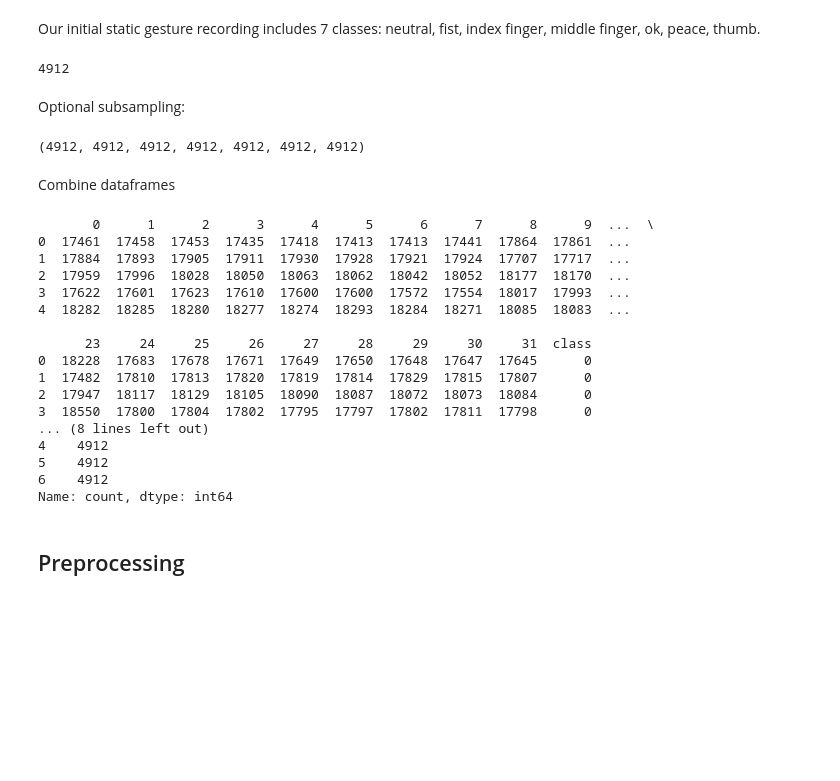
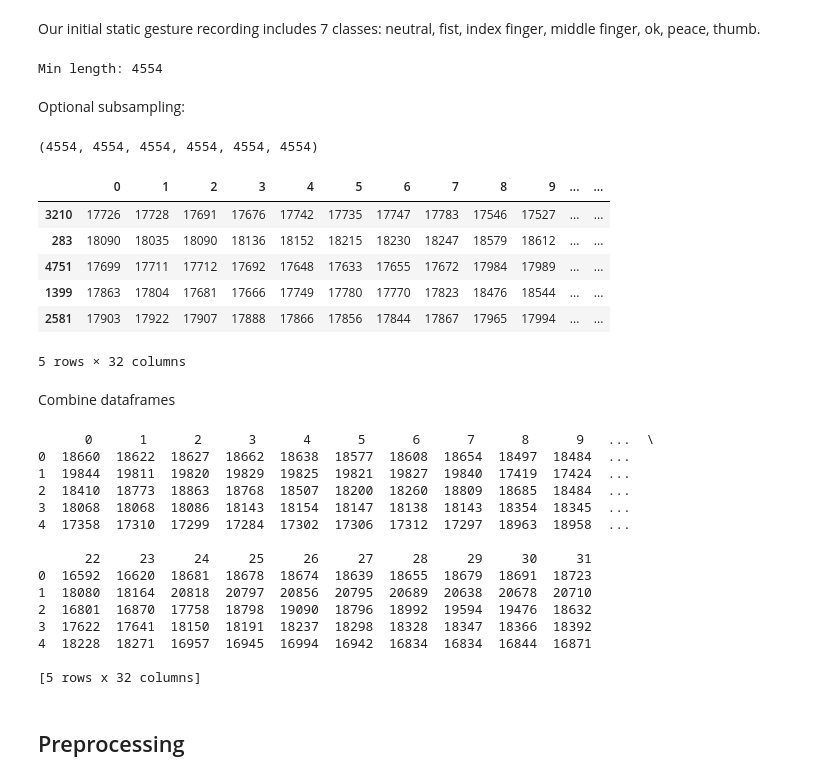
Before and after one commit to Incomprehensible/Real-Time-Gesture-Control-System-for-Precision-Control, a Jupyter notebook: training/scripts/hand-gesture-recognition_pipeline_tuning.ipynb, the cells around one changed output. Drawn from its saved outputs; the diff is of its cells as text; code cells hidden in the pictures; blank space fills up the shorter version.

```diff
--- a/training/scripts/hand-gesture-recognition_pipeline_tuning.ipynb
+++ b/training/scripts/hand-gesture-recognition_pipeline_tuning.ipynb
@@ -124,10 +104,17 @@ def get_min_df_len(dfs):
     min_len = min([len(df_) for df in dfs for df_ in df])
     return min_len
 
-min_len = get_min_df_len([neutral_df, fist_df, index_df, middle_df, ok_df, peace_df, thumb_df])
-print(min_len)
+min_len = get_min_df_len([fist_df, index_df, middle_df, ok_df, peace_df, thumb_df])
+print('Min length:', min_len)
+# min_len = get_min_df_len([fist_df, index_df, middle_df, ok_df, peace_df, thumb_df, [baseline_df]])
+baseline_array = baseline_df.values
+if min_len > len(baseline_array):
+    baseline_array = np.concatenate([baseline_array for _ in range(min_len // len(baseline_array))])
+    baseline_array = np.concatenate([baseline_array, baseline_array[:min_len % len(baseline_array)]])
+else:
+    baseline_array = baseline_array[:min_len]
 # %% [output]
-4912
+Min length: 4554
 # %% [markdown]
 Optional subsampling:
 # %%
@@ -141,8 +128,16 @@ ok_df = pd.concat([df.sample(num_samples) for df in ok_df])
 peace_df = pd.concat([df.sample(num_samples) for df in peace_df])
 thumb_df = pd.concat([df.sample(num_samples) for df in thumb_df])
 # %%
-len(neutral_df), len(fist_df), len(index_df), len(middle_df), len(ok_df), len(peace_df), len(thumb_df)
+len(fist_df), len(index_df), len(middle_df), len(ok_df), len(peace_df), len(thumb_df)
 # %% [output]
-(4912, 4912, 4912, 4912, 4912, 4912, 4912)
+(4554, 4554, 4554, 4554, 4554, 4554)
 # %%
-neutral_df.head()
+ok_df.head()
+# %% [output]
+|  | 0 | 1 | 2 | 3 | 4 | 5 | 6 | 7 | 8 | 9 | ... | ... |
+| 3210 | 17726 | 17728 | 17691 | 17676 | 17742 | 17735 | 17747 | 17783 | 17546 | 17527 | ... | ... |
+| 283 | 18090 | 18035 | 18090 | 18136 | 18152 | 18215 | 18230 | 18247 | 18579 | 18612 | ... | ... |
+| 4751 | 17699 | 17711 | 17712 | 17692 | 17648 | 17633 | 17655 | 17672 | 17984 | 17989 | ... | ... |
+| 1399 | 17863 | 17804 | 17681 | 17666 | 17749 | 17780 | 17770 | 17823 | 18476 | 18544 | ... | ... |
+| 2581 | 17903 | 17922 | 17907 | 17888 | 17866 | 17856 | 17844 | 17867 | 17965 | 17994 | ... | ... |
+5 rows × 32 columns
@@ -151,25 +144,22 @@ fist_df.head()
 # %% [markdown]
 Combine dataframes
 # %%
-df = pd.concat([neutral_df, fist_df, index_df, middle_df, ok_df, peace_df, thumb_df], ignore_index=True)
+df = pd.concat([fist_df, index_df, middle_df, ok_df, peace_df, thumb_df], ignore_index=True)
 
 print(df.head())
-print(df.iloc[:, -1].value_counts())
 # %% [output]
-       0      1      2      3      4      5      6      7      8      9  ...  \
-0  17461  17458  17453  17435  17418  17413  17413  17441  17864  17861  ...
-1  17884  17893  17905  17911  17930  17928  17921  17924  17707  17717  ...
-2  17959  17996  18028  18050  18063  18062  18042  18052  18177  18170  ...
-3  17622  17601  17623  17610  17600  17600  17572  17554  18017  17993  ...
-4  18282  18285  18280  18277  18274  18293  18284  18271  18085  18083  ...
+      0      1      2      3      4      5      6      7      8      9   ...  \
+0  18660  18622  18627  18662  18638  18577  18608  18654  18497  18484  ...
+1  19844  19811  19820  19829  19825  19821  19827  19840  17419  17424  ...
+2  18410  18773  18863  18768  18507  18200  18260  18809  18685  18484  ...
+3  18068  18068  18086  18143  18154  18147  18138  18143  18354  18345  ...
+4  17358  17310  17299  17284  17302  17306  17312  17297  18963  18958  ...
 
-      23     24     25     26     27     28     29     30     31  class
-0  18228  17683  17678  17671  17649  17650  17648  17647  17645      0
-1  17482  17810  17813  17820  17819  17814  17829  17815  17807      0
-2  17947  18117  18129  18105  18090  18087  18072  18073  18084      0
-3  18550  17800  17804  17802  17795  17797  17802  17811  17798      0
-... (8 lines left out)
-4    4912
-5    4912
-6    4912
-Name: count, dtype: int64
+      22     23     24     25     26     27     28     29     30     31
+0  16592  16620  18681  18678  18674  18639  18655  18679  18691  18723
+1  18080  18164  20818  20797  20856  20795  20689  20638  20678  20710
+2  16801  16870  17758  18798  19090  18796  18992  19594  19476  18632
+3  17622  17641  18150  18191  18237  18298  18328  18347  18366  18392
+4  18228  18271  16957  16945  16994  16942  16834  16834  16844  16871
+
+[5 rows x 32 columns]
```
Also changed, not shown: parts of 40 cells of this notebook, 1 other file.
